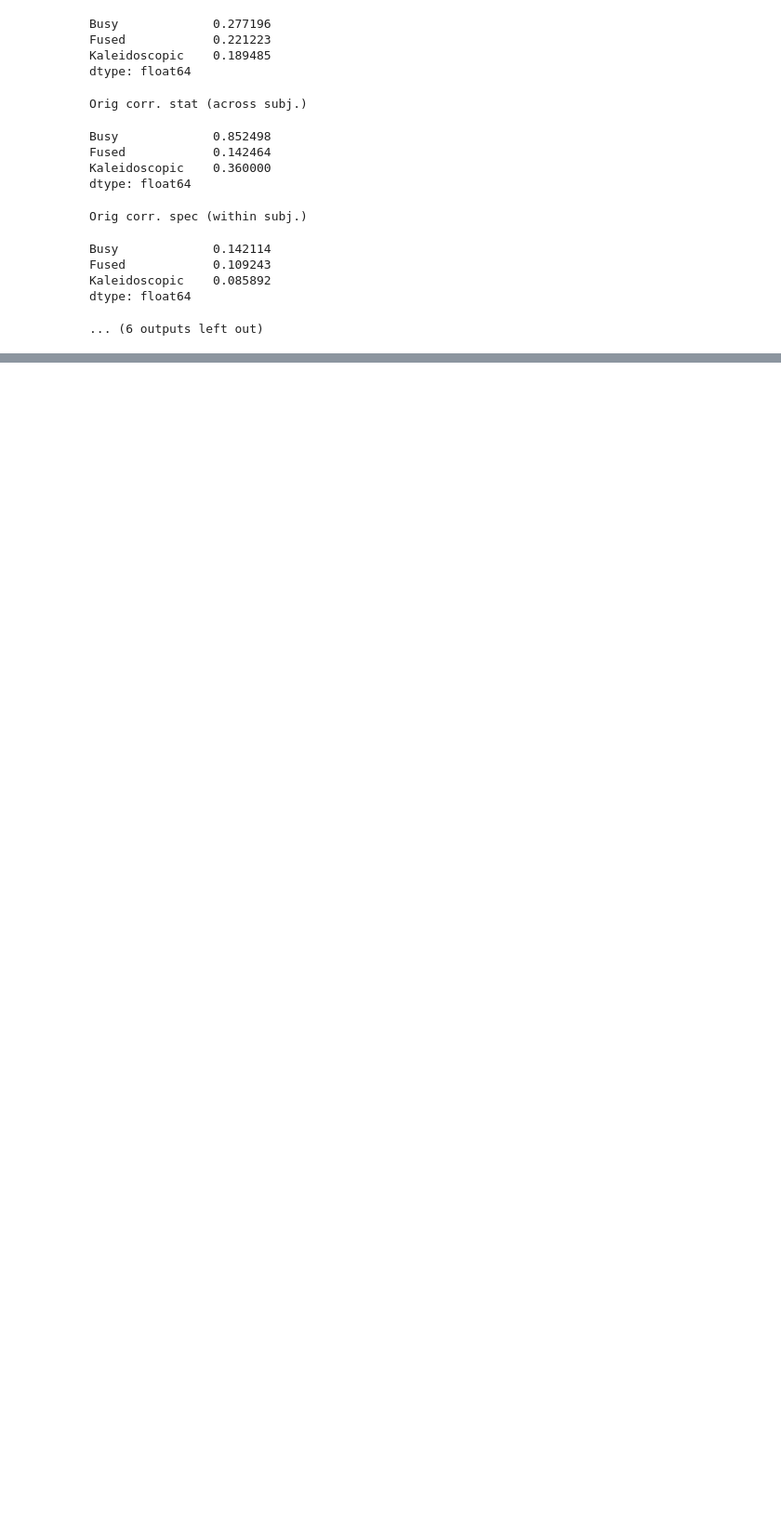
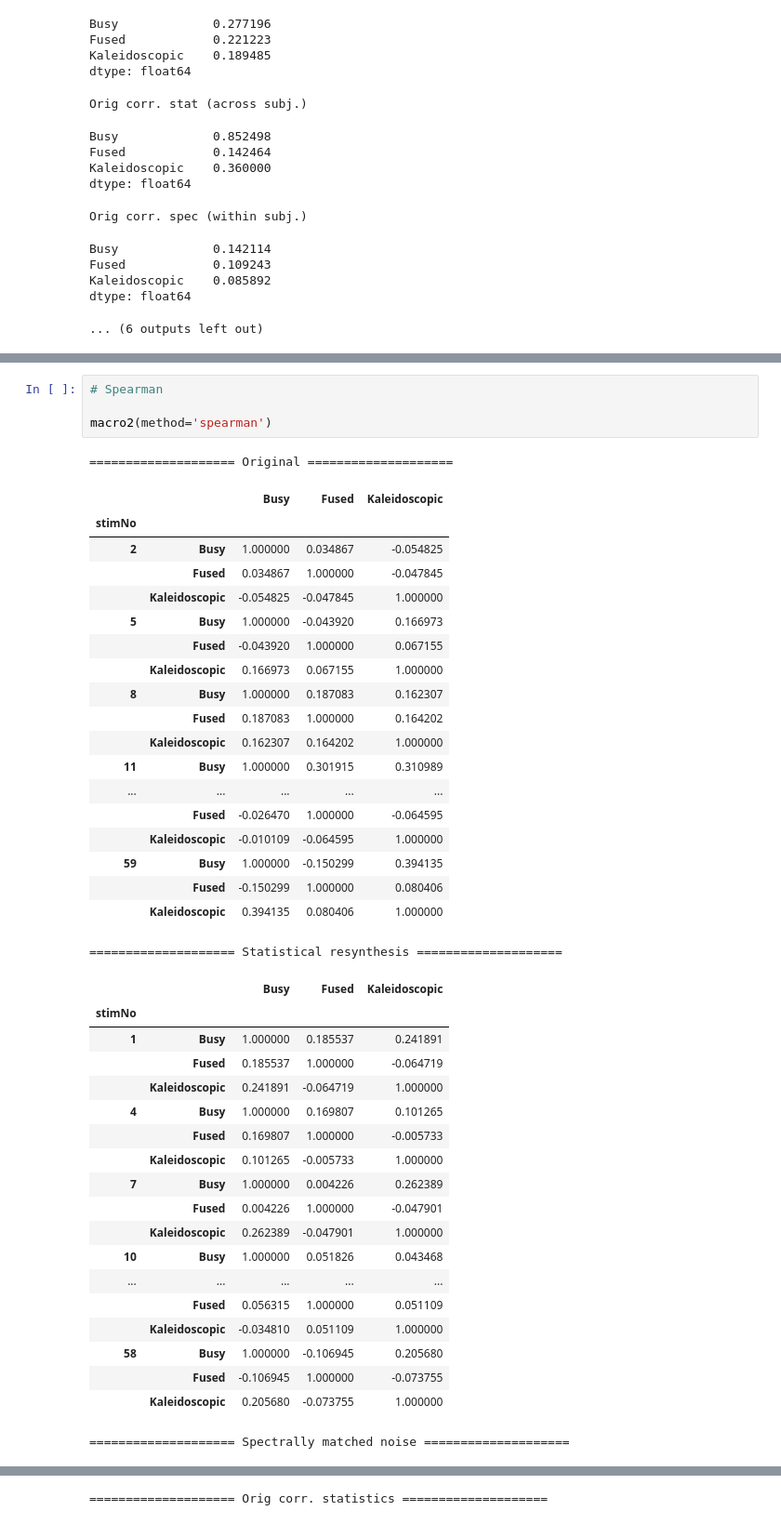
Before and after one commit to maxsolomonhenry/McDermSem1, a Jupyter notebook: main.ipynb, the cells around one changed output, grey strips where cells are left out. Shown at 93% size. Cells and saved outputs as stored; diff of their text form; blank space fills up the shorter version.

```diff
--- a/main.ipynb
+++ b/main.ipynb
@@ -256,0 +399,44 @@ dtype: float64
+# %%
+# Spearman
+
+macro2(method='spearman')
+# %% [output]
+==================== Original ====================
+|  |  | Busy | Fused | Kaleidoscopic |
+| stimNo |  |  |  |  |
+| 2 | Busy | 1.000000 | 0.034867 | -0.054825 |
+|  | Fused | 0.034867 | 1.000000 | -0.047845 |
+|  | Kaleidoscopic | -0.054825 | -0.047845 | 1.000000 |
+| 5 | Busy | 1.000000 | -0.043920 | 0.166973 |
+|  | Fused | -0.043920 | 1.000000 | 0.067155 |
+|  | Kaleidoscopic | 0.166973 | 0.067155 | 1.000000 |
+| 8 | Busy | 1.000000 | 0.187083 | 0.162307 |
+|  | Fused | 0.187083 | 1.000000 | 0.164202 |
+|  | Kaleidoscopic | 0.162307 | 0.164202 | 1.000000 |
+| 11 | Busy | 1.000000 | 0.301915 | 0.310989 |
+| ... | ... | ... | ... | ... |
+|  | Fused | -0.026470 | 1.000000 | -0.064595 |
+|  | Kaleidoscopic | -0.010109 | -0.064595 | 1.000000 |
+| 59 | Busy | 1.000000 | -0.150299 | 0.394135 |
+|  | Fused | -0.150299 | 1.000000 | 0.080406 |
+|  | Kaleidoscopic | 0.394135 | 0.080406 | 1.000000 |
+==================== Statistical resynthesis ====================
+|  |  | Busy | Fused | Kaleidoscopic |
+| stimNo |  |  |  |  |
+| 1 | Busy | 1.000000 | 0.185537 | 0.241891 |
+|  | Fused | 0.185537 | 1.000000 | -0.064719 |
+|  | Kaleidoscopic | 0.241891 | -0.064719 | 1.000000 |
+| 4 | Busy | 1.000000 | 0.169807 | 0.101265 |
+|  | Fused | 0.169807 | 1.000000 | -0.005733 |
+|  | Kaleidoscopic | 0.101265 | -0.005733 | 1.000000 |
+| 7 | Busy | 1.000000 | 0.004226 | 0.262389 |
+|  | Fused | 0.004226 | 1.000000 | -0.047901 |
+|  | Kaleidoscopic | 0.262389 | -0.047901 | 1.000000 |
+| 10 | Busy | 1.000000 | 0.051826 | 0.043468 |
+| ... | ... | ... | ... | ... |
+|  | Fused | 0.056315 | 1.000000 | 0.051109 |
+|  | Kaleidoscopic | -0.034810 | 0.051109 | 1.000000 |
+| 58 | Busy | 1.000000 | -0.106945 | 0.205680 |
+|  | Fused | -0.106945 | 1.000000 | -0.073755 |
+|  | Kaleidoscopic | 0.205680 | -0.073755 | 1.000000 |
+==================== Spectrally matched noise ====================
@@ -256,0 +461 @@ dtype: float64
+==================== Orig corr. statistics ====================
```
Also changed, not shown: parts of 5 cells of this notebook.
